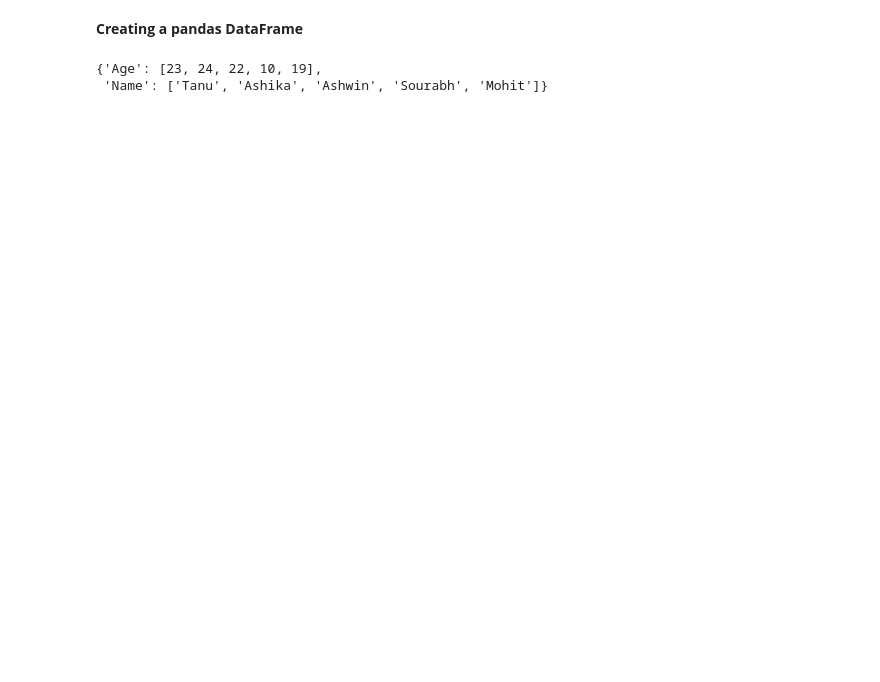
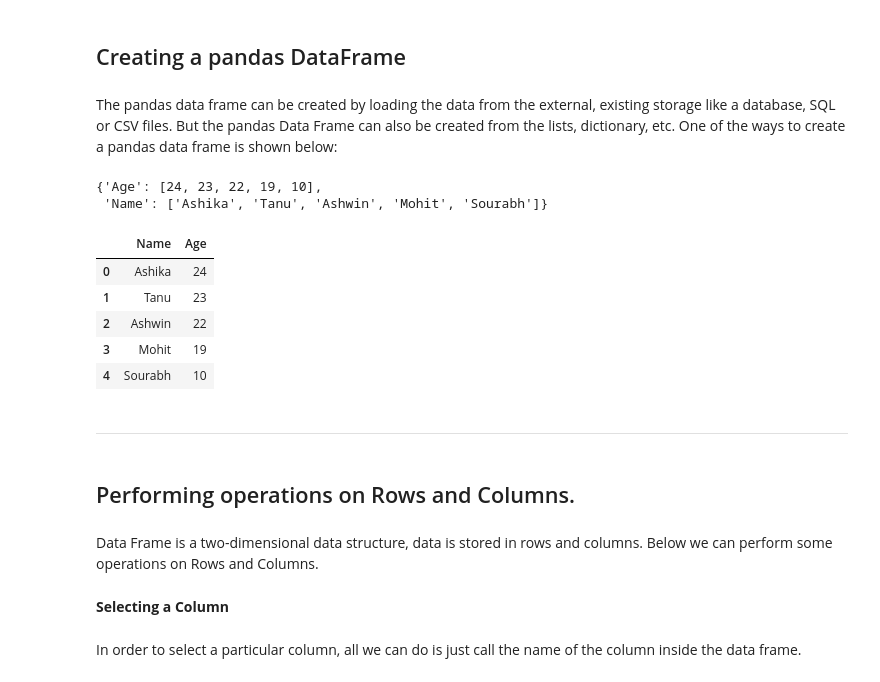
Before and after one commit to Tanu-N-Prabhu/Python, a Jupyter notebook: Pandas_DataFrame.ipynb, the cells around one changed output. Saved outputs shown, nothing was run; the diff lists cells and outputs as text; code cells hidden in the pictures; blank space fills up the shorter version.

```diff
--- a/Pandas_DataFrame.ipynb
+++ b/Pandas_DataFrame.ipynb
@@ -3,10 +19,37 @@
 # %% [markdown]
-**Creating a pandas DataFrame**
+## Creating a pandas DataFrame
+# %% [markdown]
+The pandas data frame can be created by loading the data from the external, existing storage like a database, SQL or CSV files. But the pandas Data Frame can also be created from the lists, dictionary, etc. One of the ways to create a pandas data frame is shown below:
 # %%
+# import the pandas library
 import pandas as pd
-data = {'Name':['Tanu', 'Ashika', 'Ashwin', 'Sourabh', 'Mohit'],
-        'Age': [23, 24, 22, 10, 19]}
+# Dictionary of key pair values called data
+data = {'Name':['Ashika', 'Tanu', 'Ashwin', 'Mohit', 'Sourabh'],
+        'Age': [24, 23, 22, 19, 10]}
 data
 # %% [output]
-{'Age': [23, 24, 22, 10, 19],
- 'Name': ['Tanu', 'Ashika', 'Ashwin', 'Sourabh', 'Mohit']}
+{'Age': [24, 23, 22, 19, 10],
+ 'Name': ['Ashika', 'Tanu', 'Ashwin', 'Mohit', 'Sourabh']}
+# %%
+# Calling the pandas data frame method by passing the dictionary (data) as a parameter
+df = pd.DataFrame(data)
+df
+# %% [output]
+|  | Name | Age |
+| 0 | Ashika | 24 |
+| 1 | Tanu | 23 |
+| 2 | Ashwin | 22 |
+| 3 | Mohit | 19 |
+| 4 | Sourabh | 10 |
+# %% [markdown]
+
+
+---
+# %% [markdown]
+## Performing operations on Rows and Columns.
+# %% [markdown]
+Data Frame is a two-dimensional data structure, data is stored in rows and columns. Below we can perform some operations on Rows and Columns.
+# %% [markdown]
+**Selecting a Column**
+# %% [markdown]
+In order to select a particular column, all we can do is just call the name of the column inside the data frame.
```
Also changed, not shown: parts of 47 cells of this notebook.
